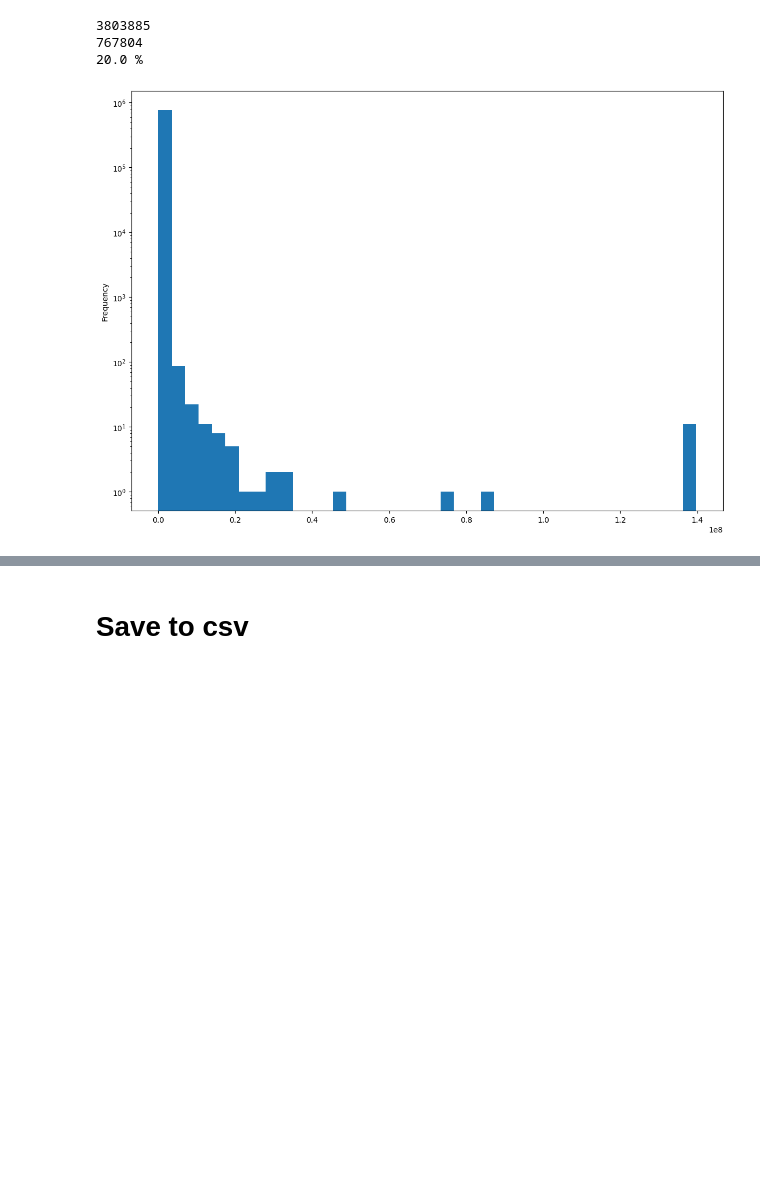
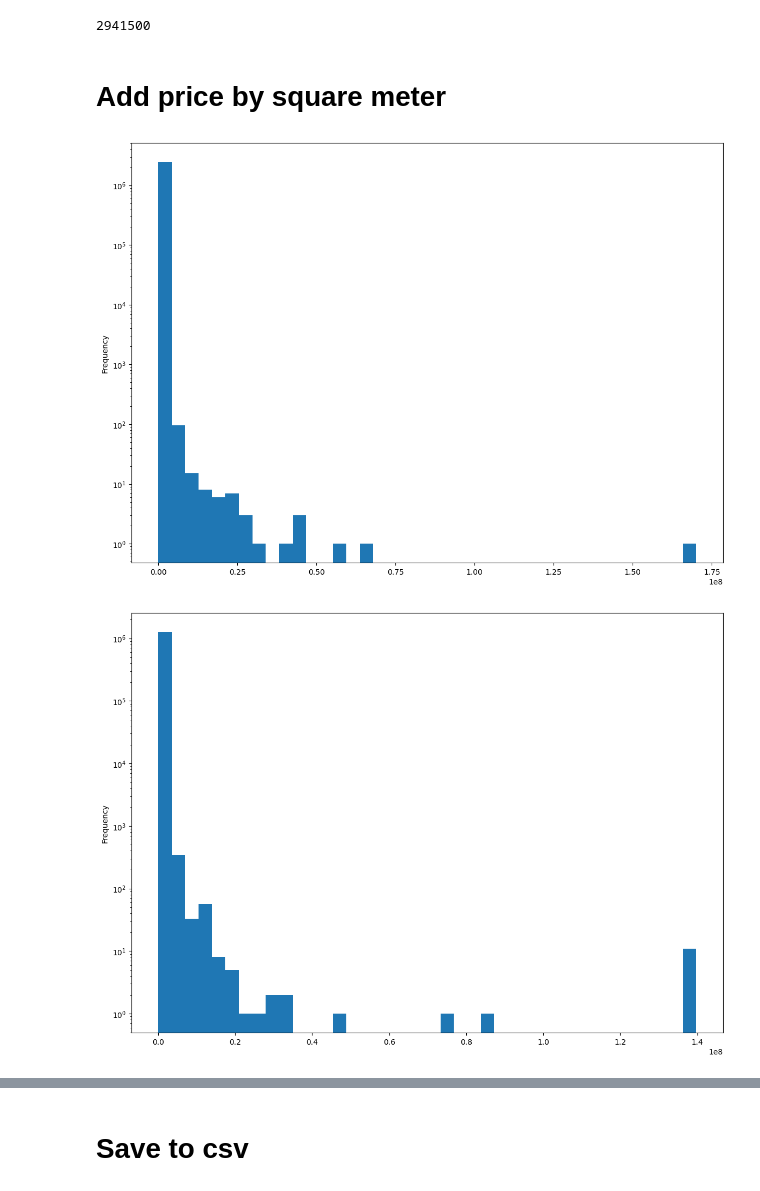
Before and after one commit to ClementBM/sandbox, a Jupyter notebook: geo-analysis/notebooks/squaremeter_price.ipynb, the cells around one changed output, grey strips where cells are left out. Saved outputs shown, nothing was run; the diff lists cells and outputs as text; code cells hidden in the pictures; blank space fills up the shorter version.

```diff
--- a/geo-analysis/notebooks/squaremeter_price.ipynb
+++ b/geo-analysis/notebooks/squaremeter_price.ipynb
@@ -34,11 +34,6 @@ sellprices_df.describe()
-# %%
-df = sellprices_df.dropna(subset=["surface_reelle_bati", "surface_terrain", "valeur_fonciere", "longitude", "latitude"]).reset_index(drop=True)
-df["m2_price"] = df["valeur_fonciere"] / df["surface_reelle_bati"]
-
-print(len(sellprices_df))
-print(len(df))
-print(100*round(len(df)/len(sellprices_df),2), "%")
-# %% [output]
-3803885
-767804
-20.0 %
+# %%
+len(sellprices_df)
+# %% [output]
+2941500
+# %% [markdown]
+# Add price by square meter
@@ -45,6 +44,11 @@ print(100*round(len(df)/len(sellprices_df),2), "%")
 # %%
-ax = df["m2_price"].plot.hist(figsize=(14,10), bins=40)
+ax = df["m2_price_terrain"].plot.hist(figsize=(14,10), bins=40)
 ax.set_yscale('log')
 # %% [output]
-[figure, old version]
+[figure, new version]
+# %%
+ax = df["m2_price_bati"].plot.hist(figsize=(14,10), bins=40)
+ax.set_yscale('log')
+# %% [output]
+[figure, added]
 # %%
```
Also changed, not shown: parts of 14 cells of this notebook, 5 other files.
